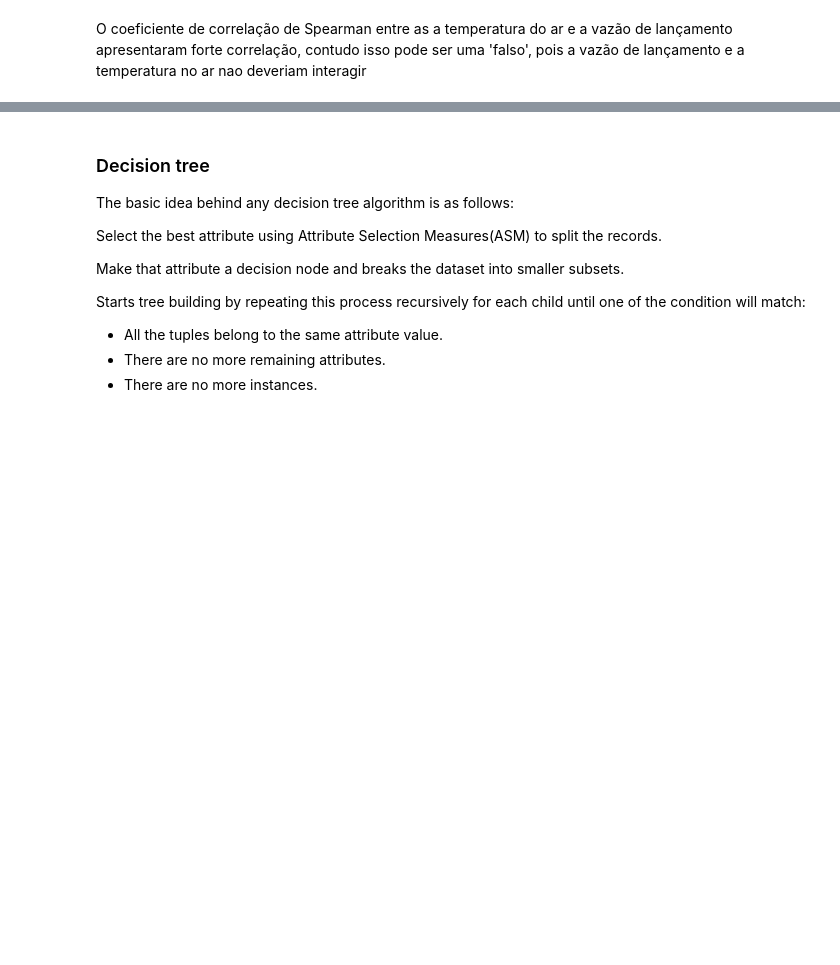
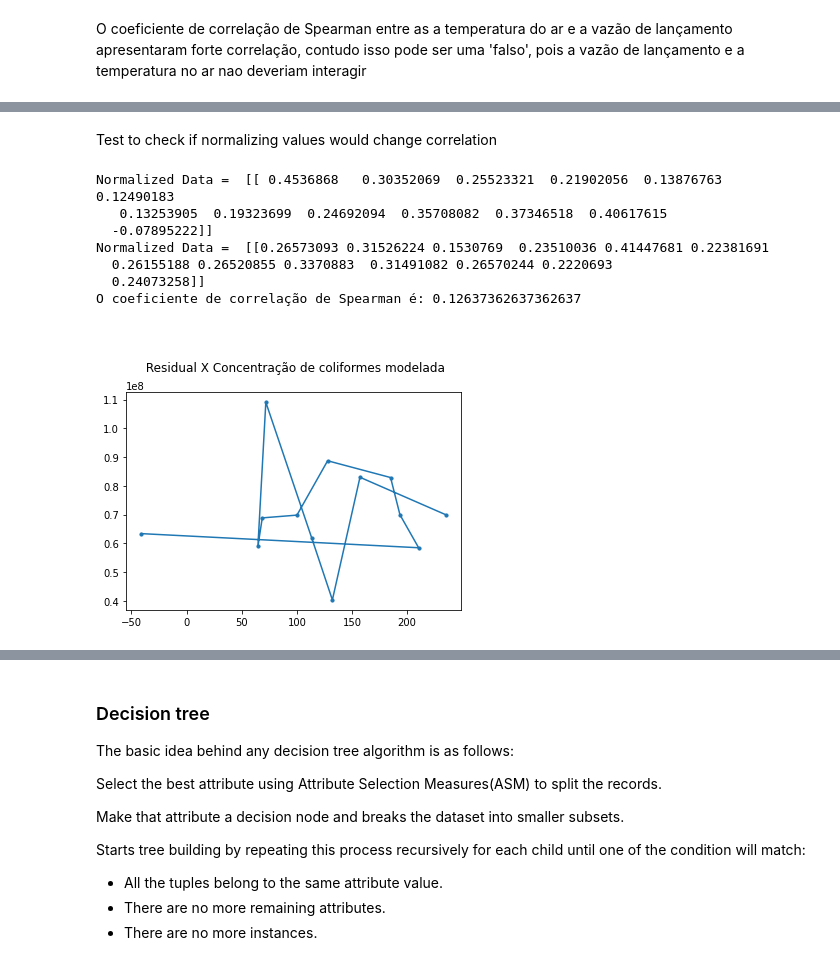
Before and after one commit to CostaNathan/doctorate, a Jupyter notebook: emissarios_dados.ipynb, the cells around one changed output, grey strips where cells are left out. Cells and saved outputs as stored; diff of their text form; code cells hidden in the pictures; blank space fills up the shorter version.

```diff
--- a/emissarios_dados.ipynb
+++ b/emissarios_dados.ipynb
@@ -2106,0 +2175,40 @@ print(f'O coeficiente de correlação de Spearman é: {coef_corr_spr[0]}')
+# %% [markdown]
+Test to check if normalizing values would change correlation
+# %%
+from sklearn import preprocessing
+
+radiation_array = np.zeros([1,13])
+for i in range (13):
+  radiation_array[0, i] = radiation_day.to_numpy()[i]
+
+ct_array = np.zeros([1,13])
+for i in range(13):
+  ct_array[0,i] = ct_ecoli_interpolate.xs('Coliformes_Totais',level = 'Parâmetro', axis = 1)['Santos'].iloc[96:109].to_numpy()[i]
+
+# normalize the data attributes
+normalized = preprocessing.normalize(radiation_array)
+print("Normalized Data = ", normalized)
+
+# normalize the data attributes
+normalized = preprocessing.normalize(ct_array)
+print("Normalized Data = ", normalized)
+
+
+plt.plot(radiation_array[0], ct_array[0])
+plt.scatter(radiation_array[0],ct_array[0], s= 10) # The distance from the 0 value in Y-axis is how far the predicted was from the observed
+plt.title('\n\n Residual X Concentração de coliformes modelada\n')
+
+coef_corr_lin = scipy.stats.pearsonr(radiation_array[0], ct_array[0])
+coef_corr_spr = scipy.stats.spearmanr(radiation_array[0], ct_array[0])
+coef_det_lin = coef_corr_lin[0] **2
+
+print(f'O coeficiente de correlação de Spearman é: {coef_corr_spr[0]}')
+# %% [output]
+Normalized Data =  [[ 0.4536868   0.30352069  0.25523321  0.21902056  0.13876763  0.12490183
+   0.13253905  0.19323699  0.24692094  0.35708082  0.37346518  0.40617615
+  -0.07895222]]
+Normalized Data =  [[0.26573093 0.31526224 0.1530769  0.23510036 0.41447681 0.22381691
+  0.26155188 0.26520855 0.3370883  0.31491082 0.26570244 0.2220693
+  0.24073258]]
+O coeficiente de correlação de Spearman é: 0.12637362637362637
+[figure, added]
```
Also changed, not shown: parts of 35 cells of this notebook.
